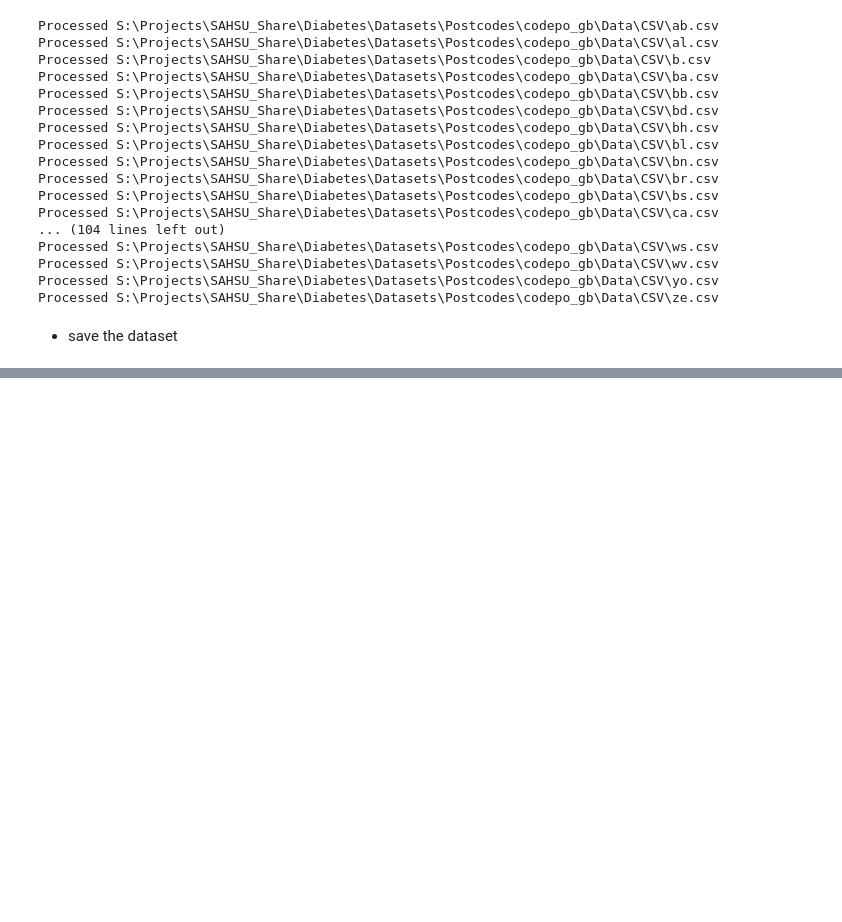
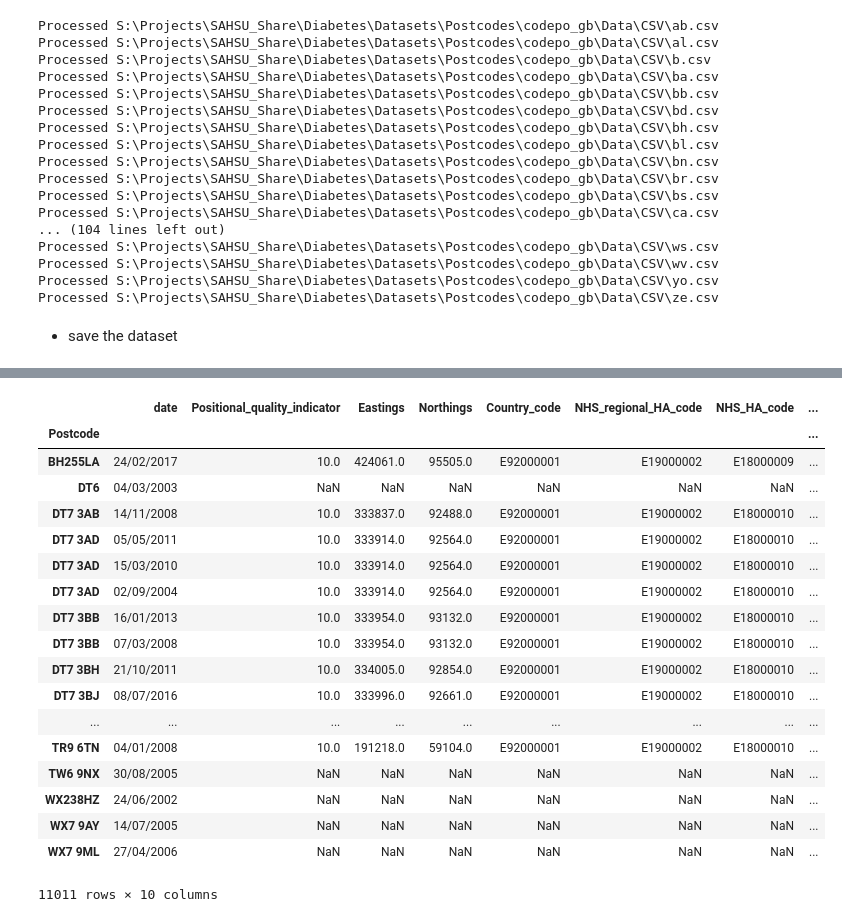
Before and after one commit to annalisasheehan/ICL_Diabetes, a Jupyter notebook: postcode_easting_northing_matching.ipynb, the cells around one changed output, grey strips where cells are left out. Saved outputs shown, nothing was run; the diff lists cells and outputs as text; code cells hidden in the pictures; blank space fills up the shorter version.

```diff
--- a/postcode_easting_northing_matching.ipynb
+++ b/postcode_easting_northing_matching.ipynb
@@ -245,0 +297,16 @@ df_all.to_csv(r'S:\Projects\SAHSU_Share\Diabetes\Datasets\Drinking_water\SouthWe
+# %%
+labels = pd.read_csv(r"S:\Projects\SAHSU_Share\Diabetes\Datasets\Postcodes\codepo_gb\Doc\Code-Point_Open_Column_Headers.csv", header = None)
+# %%
+for file in files:
+    postcode = pd.read_csv(r'{fname}'.format(fname=file), header=None)
+    data = pd.concat([labels,postcode])
+    data.columns = data.iloc[0]
+    data = data.set_index(['Postcode'])
+    data = data.reindex(data.index.drop('Postcode'))
+    data.insert(0, 'date', 'NaN')
+    data['date']= pd.to_datetime(data['date'])
+    post_data = post_data.combine_first(data)
+    post_data = post_data[pd.notnull(post_data['date'])]
+
+
+    print('Processed {fname}'.format(fname=file))
@@ -245,0 +331,22 @@ df_all.to_csv(r'S:\Projects\SAHSU_Share\Diabetes\Datasets\Drinking_water\SouthWe
+# %%
+post_data
+# %% [output]
+|  | date | Positional_quality_indicator | Eastings | Northings | Country_code | NHS_regional_HA_code | NHS_HA_code | ... |
+| Postcode |  |  |  |  |  |  |  | ... |
+| BH255LA | 24/02/2017 | 10.0 | 424061.0 | 95505.0 | E92000001 | E19000002 | E18000009 | ... |
+| DT6 | 04/03/2003 | NaN | NaN | NaN | NaN | NaN | NaN | ... |
+| DT7 3AB | 14/11/2008 | 10.0 | 333837.0 | 92488.0 | E92000001 | E19000002 | E18000010 | ... |
+| DT7 3AD | 05/05/2011 | 10.0 | 333914.0 | 92564.0 | E92000001 | E19000002 | E18000010 | ... |
+| DT7 3AD | 15/03/2010 | 10.0 | 333914.0 | 92564.0 | E92000001 | E19000002 | E18000010 | ... |
+| DT7 3AD | 02/09/2004 | 10.0 | 333914.0 | 92564.0 | E92000001 | E19000002 | E18000010 | ... |
+| DT7 3BB | 16/01/2013 | 10.0 | 333954.0 | 93132.0 | E92000001 | E19000002 | E18000010 | ... |
+| DT7 3BB | 07/03/2008 | 10.0 | 333954.0 | 93132.0 | E92000001 | E19000002 | E18000010 | ... |
+| DT7 3BH | 21/10/2011 | 10.0 | 334005.0 | 92854.0 | E92000001 | E19000002 | E18000010 | ... |
+| DT7 3BJ | 08/07/2016 | 10.0 | 333996.0 | 92661.0 | E92000001 | E19000002 | E18000010 | ... |
+| ... | ... | ... | ... | ... | ... | ... | ... | ... |
+| TR9 6TN | 04/01/2008 | 10.0 | 191218.0 | 59104.0 | E92000001 | E19000002 | E18000010 | ... |
+| TW6 9NX | 30/08/2005 | NaN | NaN | NaN | NaN | NaN | NaN | ... |
+| WX238HZ | 24/06/2002 | NaN | NaN | NaN | NaN | NaN | NaN | ... |
+| WX7 9AY | 14/07/2005 | NaN | NaN | NaN | NaN | NaN | NaN | ... |
+| WX7 9ML | 27/04/2006 | NaN | NaN | NaN | NaN | NaN | NaN | ... |
+11011 rows × 10 columns
```
Also changed, not shown: parts of 8 cells of this notebook.
